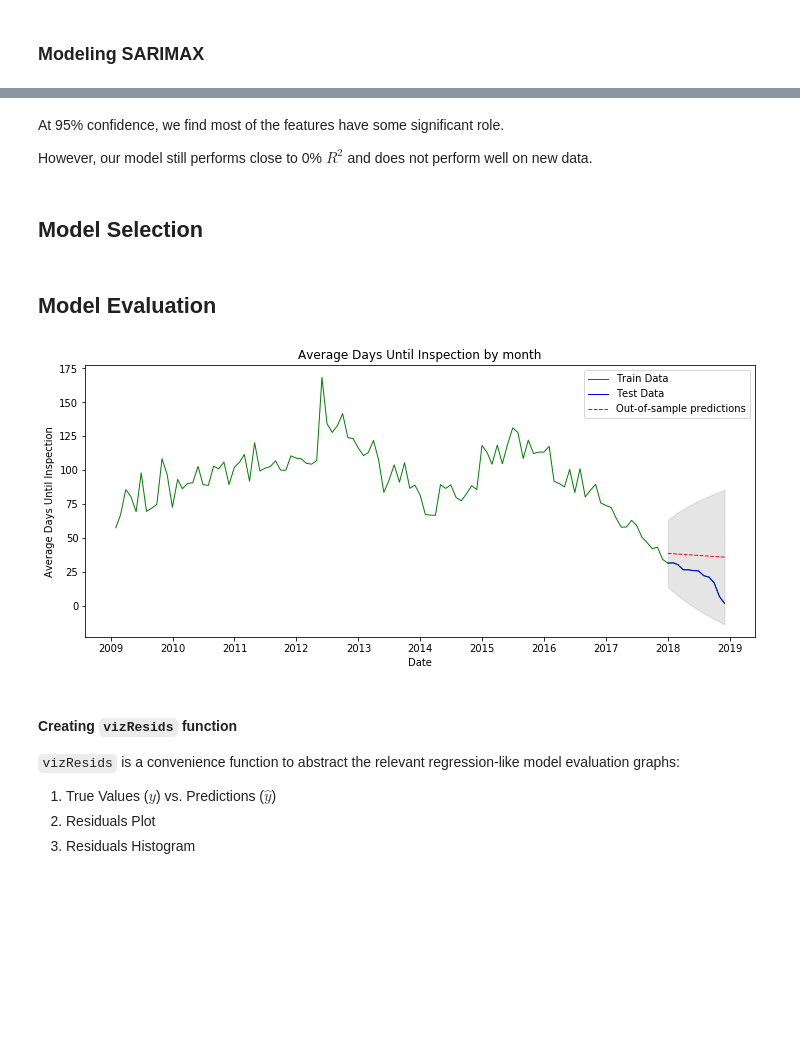
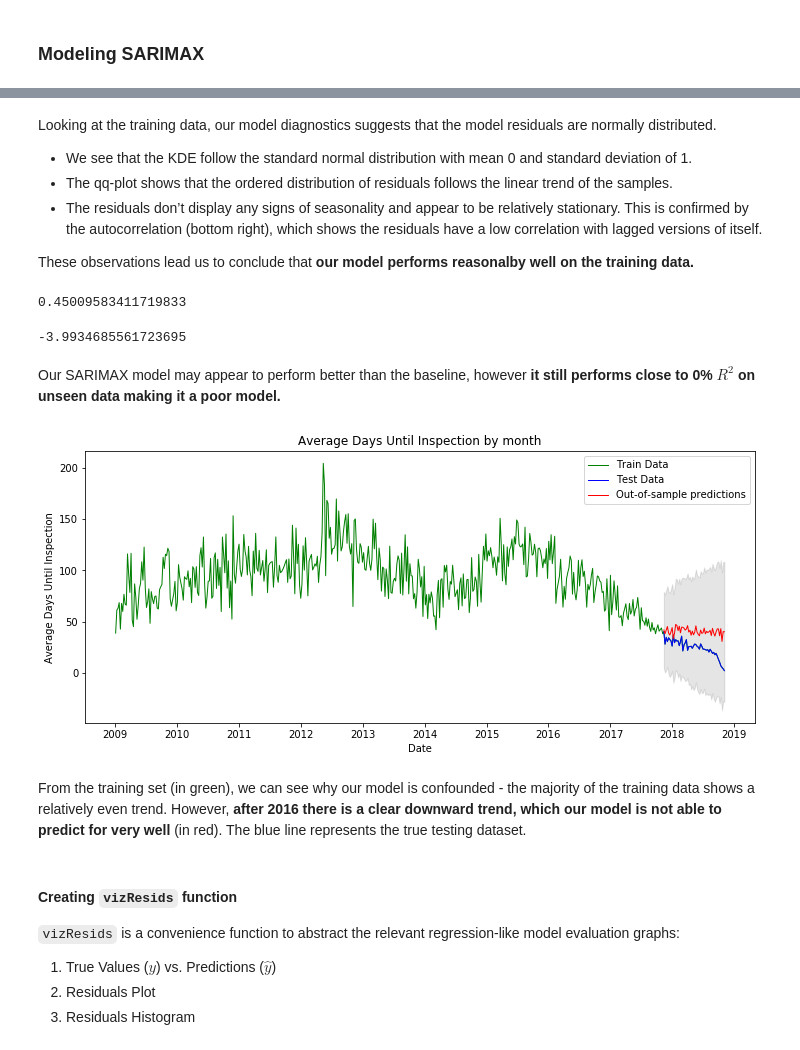
Before and after one commit to Shaddyjr/dob_complaints, a Jupyter notebook: dob_complaints.ipynb, the cells around one changed output, grey strips where cells are left out. Cells and saved outputs as stored; diff of their text form; code cells hidden in the pictures; blank space fills up the shorter version.

Commit message:
finished modeling

```diff
--- a/dob_complaints.ipynb
+++ b/dob_complaints.ipynb
@@ -825,25 +822,34 @@ We find a strong weekly seasonal component (`S = 52`).
 After multiple issues with an excessive number of dummy features, we've decided to reduce our exogenous features to the median income and the ordinal engineered feature "cluster"
 # %%
 target = "days_until_inspection"
-features = ["med_inc_zip"] #, "cluster"]
+features = ["med_inc_zip", "cluster"]
+
+complaints_by_date = complaints.set_index("date_entered")
 
 # establish features
-X = pd.get_dummies(complaints[features], drop_first = True)
+X = pd.get_dummies(complaints_by_date[features], drop_first = True)
 # establish target
-y = complaints[target]
+y = complaints_by_date[target]
+
+## resampling by week and aggregating by mean
+X = X.resample("W").mean()
+y = y.resample("W").mean()
 
 # train/test split
 X_train, X_test, y_train, y_test = train_test_split(X, y, test_size = .1, shuffle = False)
 
 order = (0, 1, 1) # previously determined
-seasonal_order = (0, 1, 1, 52)
+seasonal_order = (0, 1, 1, 7)
 # %% [markdown]
 ### Modeling SARIMAX
 # %%
 sarimax = SARIMAX(endog = y_train,
                  order = order,
                  seasonal_order = seasonal_order,
-                 exog = X_train
+                 exog = X_train,
+                 enforce_stationarity=False,
+                 enforce_invertibility=False,
+                 freq='W'
                 )
 
 fitted_sarimax = sarimax.fit()
@@ -854,13 +890,20 @@ fitted_sarimax.summary()
+# %% [markdown]
+Looking at the training data, our model diagnostics suggests that the model residuals are normally distributed.
+
+- We see that the KDE follow the standard normal distribution with mean 0 and standard deviation of 1.
+- The qq-plot shows that the ordered distribution of residuals follows the linear trend of the samples.
+- The residuals don’t display any signs of seasonality and appear to be relatively stationary. This is confirmed by the autocorrelation (bottom right), which shows the residuals have a low correlation with lagged versions of itself.
+
+These observations lead us to conclude that __our model performs reasonalby well on the training data.__
+# %%
+# train score
+r2_score(y_train, fitted_sarimax.fittedvalues)
+# %% [output]
+0.45009583411719833
 # %%
 # test score
 sarimax_preds= fitted_sarimax.forecast(steps = len(y_test), exog= X_test)
 
 r2_score(y_test, sarimax_preds)
+# %% [output]
+-3.9934685561723695
-# %% [markdown]
-At 95% confidence, we find most of the features have some significant role.
-
-However, our model still performs close to 0% $R^2$ and does not perform well on new data.
-# %% [markdown]
-## Model Selection
-# %% [markdown]
-## Model Evaluation
@@ -873,17 +910,29 @@ vizResids("SARIMAX Results", "Days Until Inspection", arima_db[target], fitted_s
+# %% [markdown]
+
+Our SARIMAX model may appear to perform better than the baseline, however __it still performs close to 0% $R^2$ on unseen data making it a poor model.__
 # %%
+sarimax_preds = fitted_sarimax.get_forecast(steps = len(y_test), exog = X_test)
+
+pred_ci = sarimax_preds.conf_int()
+
+upper_conf_int = pred_ci.iloc[:,0]
+lower_conf_int = pred_ci.iloc[:,1]
+
 plt.figure(figsize=(12,5))
 plt.title("Average Days Until Inspection by month")
-plt.plot(arima_df.index, arima_df, lw=1, color='green', ls='solid',label='Train Data')
-plt.plot(y.index, y, lw=1, color='blue', ls='solid',label='Test Data')
-plt.plot(y.index, arima_preds, lw=1, color='red', ls="dashed",  label='Out-of-sample predictions')
+plt.plot(y.index, y, lw=1, color='green', ls='solid',label='Train Data')
+plt.plot(y_test.index, y_test, lw=1, color='blue', ls='solid',label='Test Data')
+plt.plot(y_test.index, sarimax_preds.predicted_mean, lw=1, color='red', ls="solid",  label='Out-of-sample predictions')
 plt.xlabel("Date")
 plt.ylabel("Average Days Until Inspection")
 
 # conf int
-plt.fill_between(y.index, lower_conf_int, upper_conf_int, color='k', alpha=0.1);
+plt.fill_between(y_test.index, lower_conf_int, upper_conf_int, color='k', alpha=0.1);
 plt.legend();
 # %% [output]
-[figure, old version]
+[figure, new version]
+# %% [markdown]
+From the training set (in green), we can see why our model is confounded - the majority of the training data shows a relatively even trend. However, __after 2016 there is a clear downward trend, which our model is not able to predict for very well__ (in red). The blue line represents the true testing dataset.
 # %% [markdown]
 #### Creating `vizResids` function
 
```
Also changed, not shown: parts of 45 cells of this notebook.
